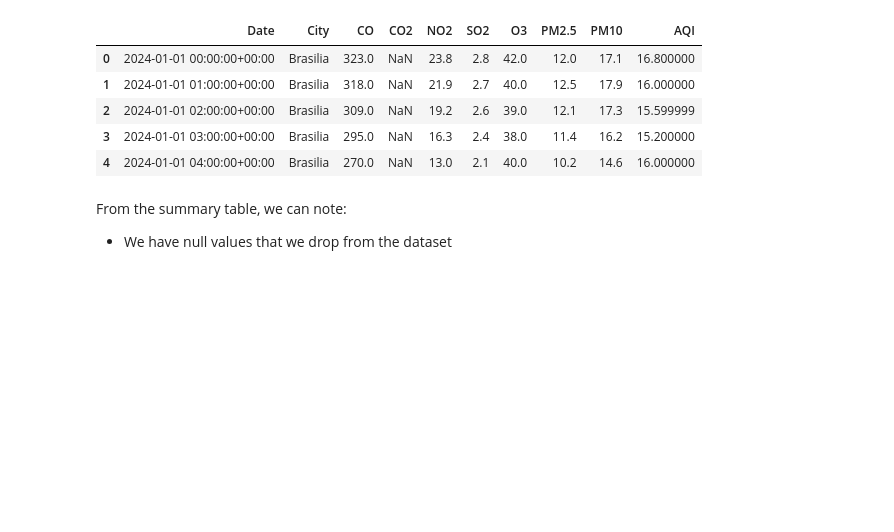
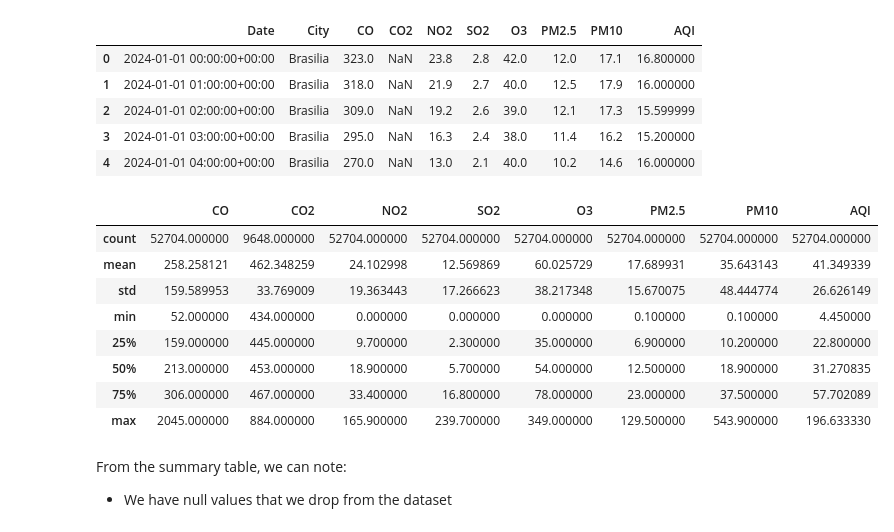
Before and after one commit to Oliver-NG23/First-Proyect, a Jupyter notebook: Primer_Proyecto.ipynb, the cells around one changed output. Drawn from its saved outputs; the diff is of its cells as text; code cells hidden in the pictures; blank space fills up the shorter version.

```diff
--- a/Primer_Proyecto.ipynb
+++ b/Primer_Proyecto.ipynb
@@ -45,6 +44,19 @@ df.head()
 | 2 | 2024-01-01 02:00:00+00:00 | Brasilia | 309.0 | NaN | 19.2 | 2.6 | 39.0 | 12.1 | 17.3 | 15.599999 |
 | 3 | 2024-01-01 03:00:00+00:00 | Brasilia | 295.0 | NaN | 16.3 | 2.4 | 38.0 | 11.4 | 16.2 | 15.200000 |
 | 4 | 2024-01-01 04:00:00+00:00 | Brasilia | 270.0 | NaN | 13.0 | 2.1 | 40.0 | 10.2 | 14.6 | 16.000000 |
+# %%
+#Summary table
+df.describe()
+# %% [output]
+|  | CO | CO2 | NO2 | SO2 | O3 | PM2.5 | PM10 | AQI |
+| count | 52704.000000 | 9648.000000 | 52704.000000 | 52704.000000 | 52704.000000 | 52704.000000 | 52704.000000 | 52704.000000 |
+| mean | 258.258121 | 462.348259 | 24.102998 | 12.569869 | 60.025729 | 17.689931 | 35.643143 | 41.349339 |
+| std | 159.589953 | 33.769009 | 19.363443 | 17.266623 | 38.217348 | 15.670075 | 48.444774 | 26.626149 |
+| min | 52.000000 | 434.000000 | 0.000000 | 0.000000 | 0.000000 | 0.100000 | 0.100000 | 4.450000 |
+| 25% | 159.000000 | 445.000000 | 9.700000 | 2.300000 | 35.000000 | 6.900000 | 10.200000 | 22.800000 |
+| 50% | 213.000000 | 453.000000 | 18.900000 | 5.700000 | 54.000000 | 12.500000 | 18.900000 | 31.270835 |
+| 75% | 306.000000 | 467.000000 | 33.400000 | 16.800000 | 78.000000 | 23.000000 | 37.500000 | 57.702089 |
+| max | 2045.000000 | 884.000000 | 165.900000 | 239.700000 | 349.000000 | 129.500000 | 543.900000 | 196.633330 |
 # %% [markdown]
 From the summary table, we can note:
 -  We have null values that we drop from the dataset
```
Also changed, not shown: parts of 1 cell of this notebook.
